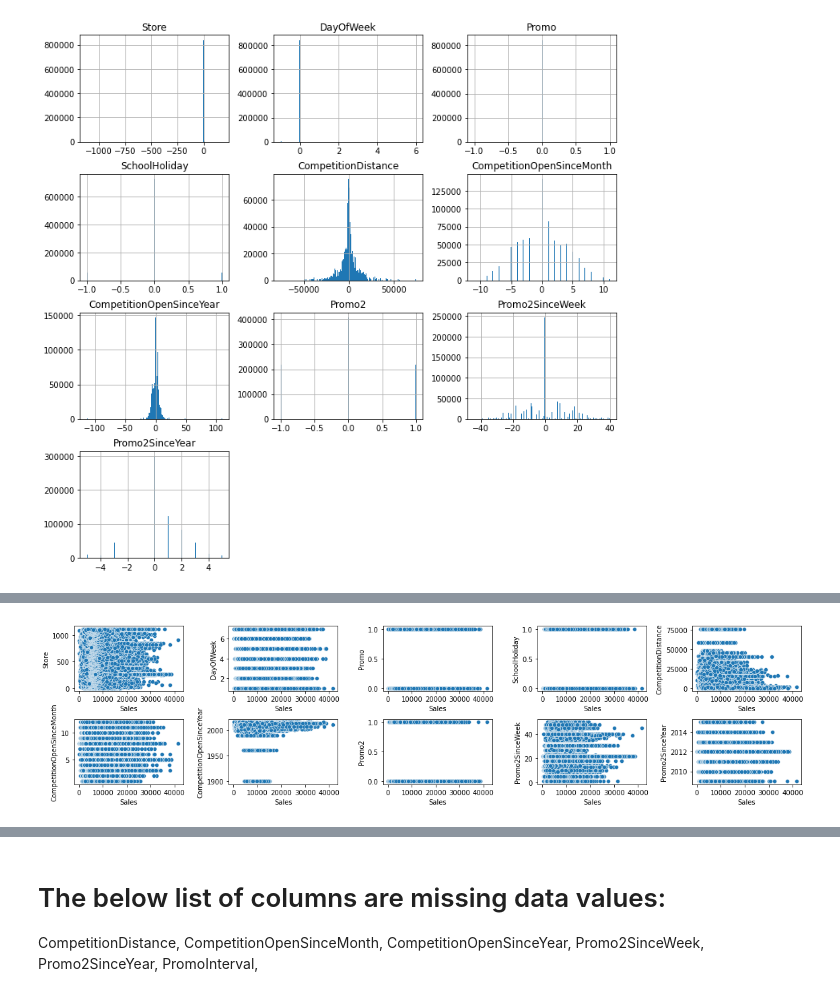
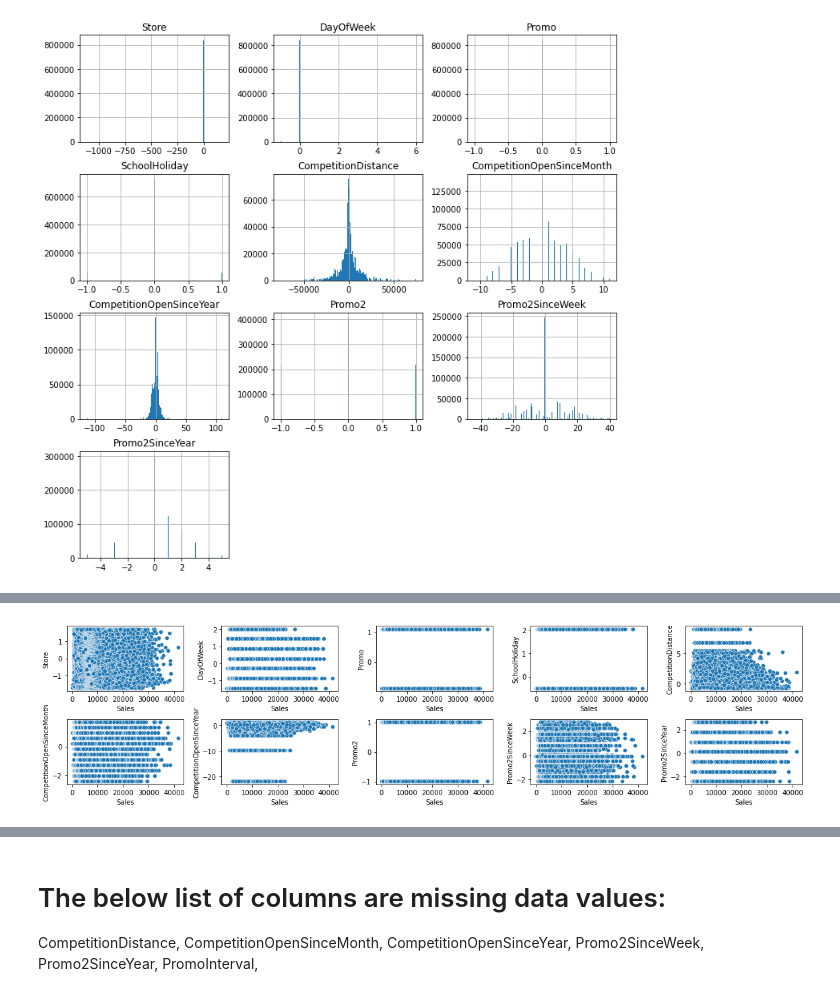
Before and after one commit to mbhoge/ml-model-excercises, a Jupyter notebook: Assignment Supervised Unsupervised Learning/store_sales_regression_model.ipynb, the cells around one changed output, grey strips where cells are left out. Cells and saved outputs as stored; diff of their text form; code cells hidden in the pictures.

```diff
--- a/Assignment Supervised Unsupervised Learning/store_sales_regression_model.ipynb
+++ b/Assignment Supervised Unsupervised Learning/store_sales_regression_model.ipynb
@@ -210,3 +189,7 @@ array([[<AxesSubplot:title={'center':'Store'}>,
        [<AxesSubplot:title={'center':'Promo2SinceYear'}>, <AxesSubplot:>,
         <AxesSubplot:>]], dtype=object)
 [figure]
+# %%
+from sklearn.preprocessing import StandardScaler
+std_scaler = StandardScaler()
+df_num_features_scaled = std_scaler.fit_transform(df_num_features_imptd)
@@ -212,0 +212,2 @@ array([[<AxesSubplot:title={'center':'Store'}>,
+# %%
+scaled_num_df = pd.DataFrame(df_num_features_scaled,columns = df_num_features_imptd.columns).astype('float64')
@@ -213,16 +230,16 @@ array([[<AxesSubplot:title={'center':'Store'}>,
 # %%
-df_num_features_imptd_wth_tgt = pd.concat([df_num_features_imptd, target], axis=1, join='inner')
+scaled_num_df_wth_tgt = pd.concat([scaled_num_df, target], axis=1, join='inner')
 
 rows = 2
 cols = 5
 fig, ax = plt.subplots(rows, cols, figsize = (16,4))
 col = df_num_features_imptd_wth_tgt.columns
 index = 0
 for i in range(rows):
     for j in range(cols):
         sns.scatterplot(x='Sales', y=col[index], data = df_num_features_imptd_wth_tgt, ax = ax[i][j])
         index = index + 1
 plt.tight_layout()
 # %% [output]
-[figure, old version]
+[figure, new version]
 # %%
```
Also changed, not shown: parts of 42 cells of this notebook.
